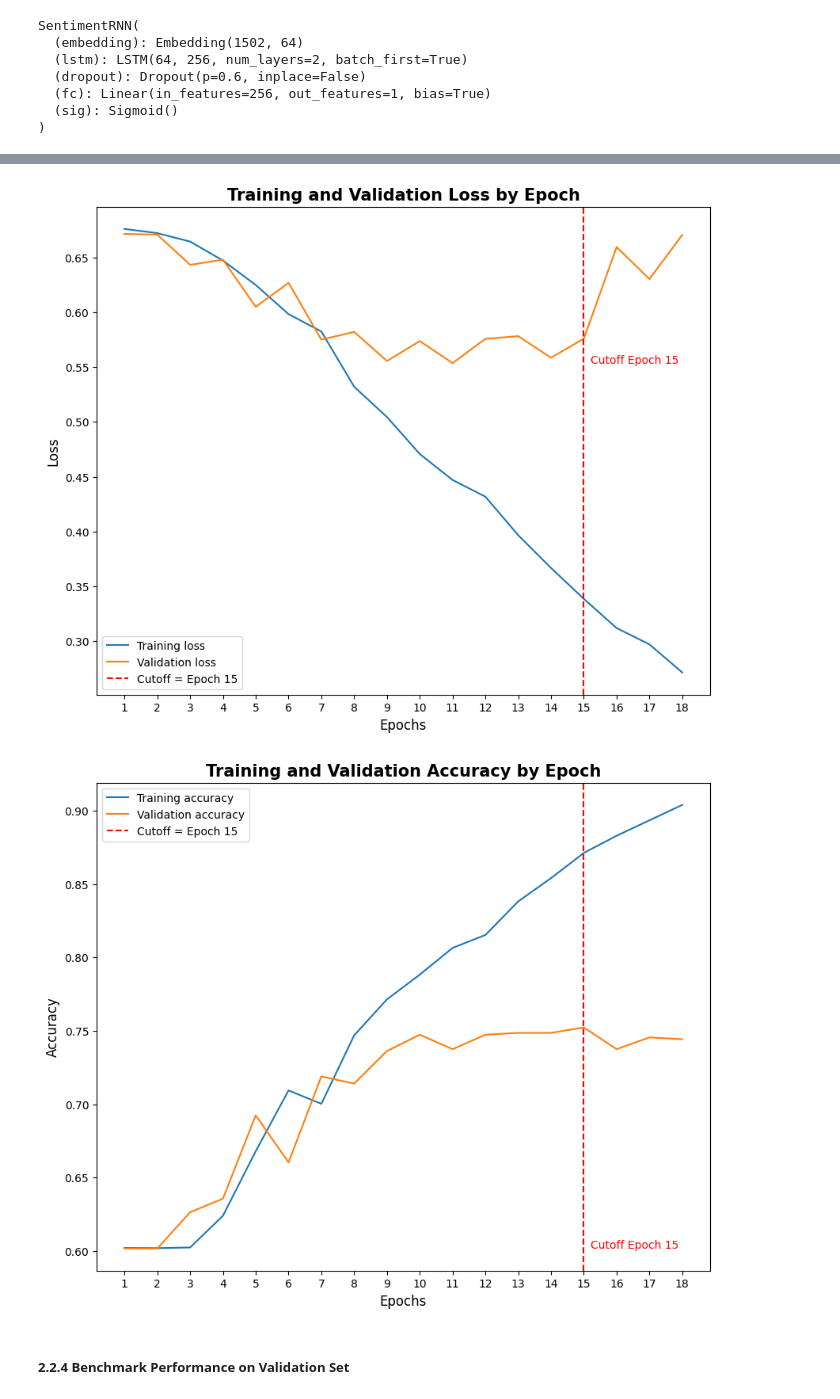
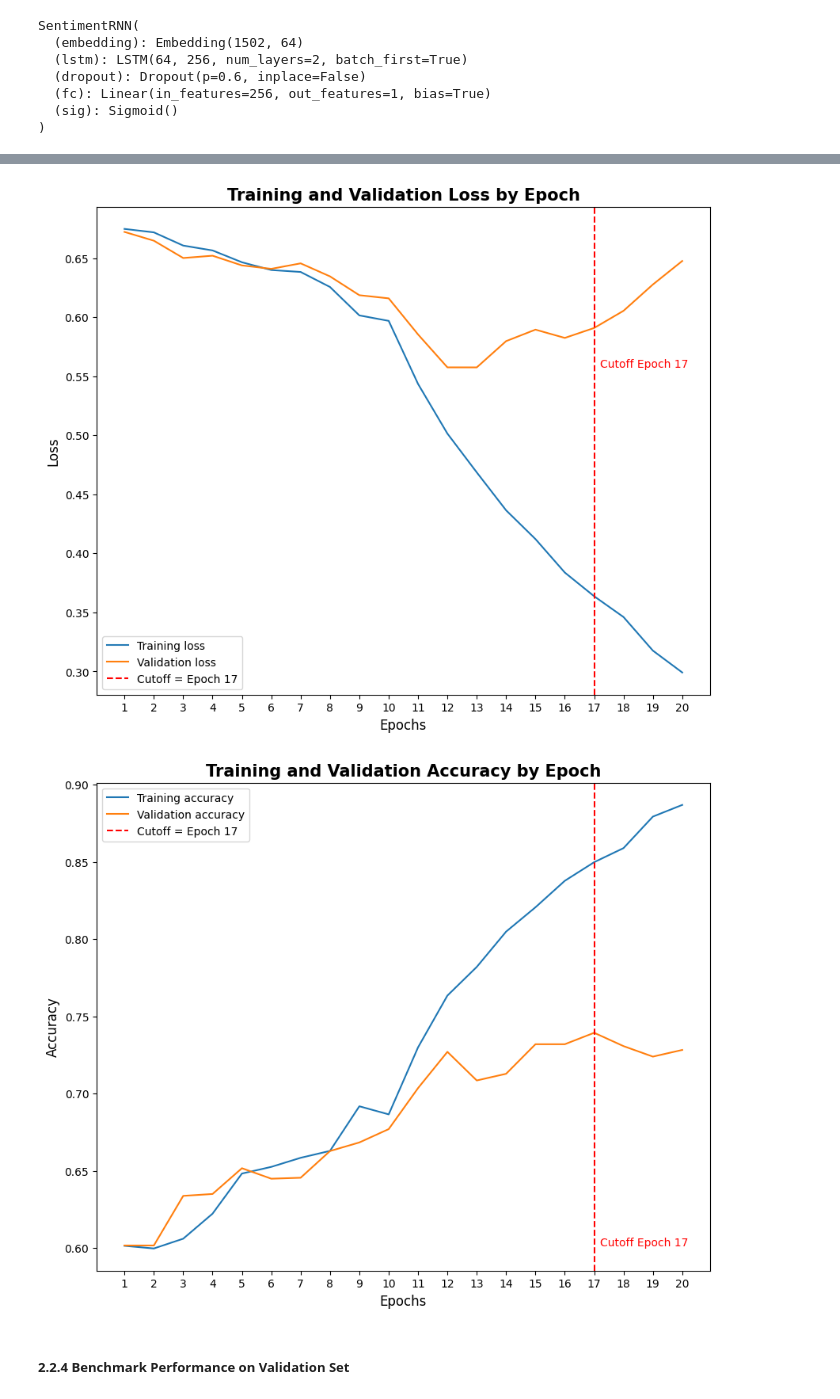
Before and after one commit to wanadzhar913/genshin-impact-reviews-sentiment-analysis-fastapi-docker, a Jupyter notebook: notebooks/03_modeling_stemmed.ipynb, the cells around one changed output, grey strips where cells are left out. Saved outputs shown, nothing was run; the diff lists cells and outputs as text; code cells hidden in the pictures.

```diff
--- a/notebooks/03_modeling_stemmed.ipynb
+++ b/notebooks/03_modeling_stemmed.ipynb
@@ -941,8 +1065,16 @@ amaz 11
 len(vocab)
 # %% [output]
 1502
+# %%
+# Save the vocab dictionary as a pickle file
+with open('../models/pytorch_vocab.pkl', 'wb') as f:
+    pickle.dump(vocab, f)
 # %% [markdown]
 ##### 2.2.2 Create `GenshinDataset` & `SentimentRNN` Class
+# %%
+# Load the vocab dictionary from the pickle file
+with open('../models/pytorch_vocab.pkl', 'rb') as f:
+    vocab = pickle.load(f)
 # %%
 class GenshinDataset(Dataset):
     def __init__(self, file_path_or_df, vocab):
@@ -1031,7 +1163,9 @@ class SentimentRNN(nn.Module):
         return sig_out, hidden
 
     def init_hidden(self, batch_size):
-        ''' Initializes hidden state '''
+        '''
+        Initializes hidden state: https://discuss.pytorch.org/t/how-to-handle-last-batch-in-lstm-hidden-state/40858
+        '''
         # Create two new tensors with sizes n_layers x batch_size x hidden_dim,
         # initialized to zero, for hidden state and cell state of LSTM
         h0 = torch.zeros((self.no_layers, batch_size, self.hidden_dim)).to(device)
@@ -1097,7 +1231,7 @@ SentimentRNN(
 # %%
 criterion = nn.BCELoss()
 
-optimizer = torch.optim.Adam(model.parameters(), lr=learning_rate, weight_decay=weight_decay)
+optimizer = optim.Adam(model.parameters(), lr=learning_rate, weight_decay=weight_decay)
 # %%
 def acc(pred,label):
     pred = torch.round(pred.squeeze())
@@ -1209,43 +1381,43 @@ Epoch [18/100], Train Loss: 0.2716, Train Acc: 0.9040, Val Loss: 0.6704, Val Acc
 # Plot the training and validation loss by epoch
 
 plt.figure(figsize=(10,8))
-epochs = range(1,19)
+epochs = range(1,21)
 plt.plot(epochs, epoch_tr_loss, label='Training loss')
 plt.plot(epochs, epoch_vl_loss, label='Validation loss')
 plt.title('Training and Validation Loss by Epoch', size=15, weight='bold')
 plt.xlabel('Epochs', size=12)
 plt.ylabel('Loss', size=12)
-plt.xticks(np.arange(1,19,1))
+plt.xticks(np.arange(1,21,1))
 
 # Specify the best epoch or cutoff epoch (example: 15)
-best_epoch = 15
+best_epoch = 17
 plt.axvline(x=best_epoch, color='r', linestyle='--', label=f'Cutoff = Epoch {best_epoch}')
 plt.text(best_epoch + 0.2, min(epoch_vl_loss), f'Cutoff Epoch {best_epoch}', color='red')
 
 plt.legend();
 # %% [output]
-[figure, old version]
+[figure, new version]
 # %%
 # Plot the training and validation accuracy by epoch
 
 plt.figure(figsize=(10,8))
-epochs = range(1,19)
+epochs = range(1,21)
 plt.plot(epochs, epoch_tr_acc, label='Training accuracy')
 plt.plot(epochs, epoch_vl_acc, label='Validation accuracy')
 plt.title('Training and Validation Accuracy by Epoch', size=15, weight='bold')
 
 # Specify the best epoch or cutoff epoch (example: 15)
-best_epoch = 15
+best_epoch = 17
 plt.axvline(x=best_epoch, color='r', linestyle='--', label=f'Cutoff = Epoch {best_epoch}')
 plt.text(best_epoch + 0.2, min(epoch_vl_acc), f'Cutoff Epoch {best_epoch}', color='red')
 
 plt.xlabel('Epochs', size=12)
 plt.ylabel('Accuracy', size=12)
-plt.xticks(np.arange(1,19,1))
+plt.xticks(np.arange(1,21,1))
 
 plt.legend();
 # %% [output]
-[figure, old version]
+[figure, new version]
 # %% [markdown]
 ##### 2.2.4 Benchmark Performance on Validation Set
 # %%
```
Also changed, not shown: parts of 27 cells of this notebook, 6 other files.
